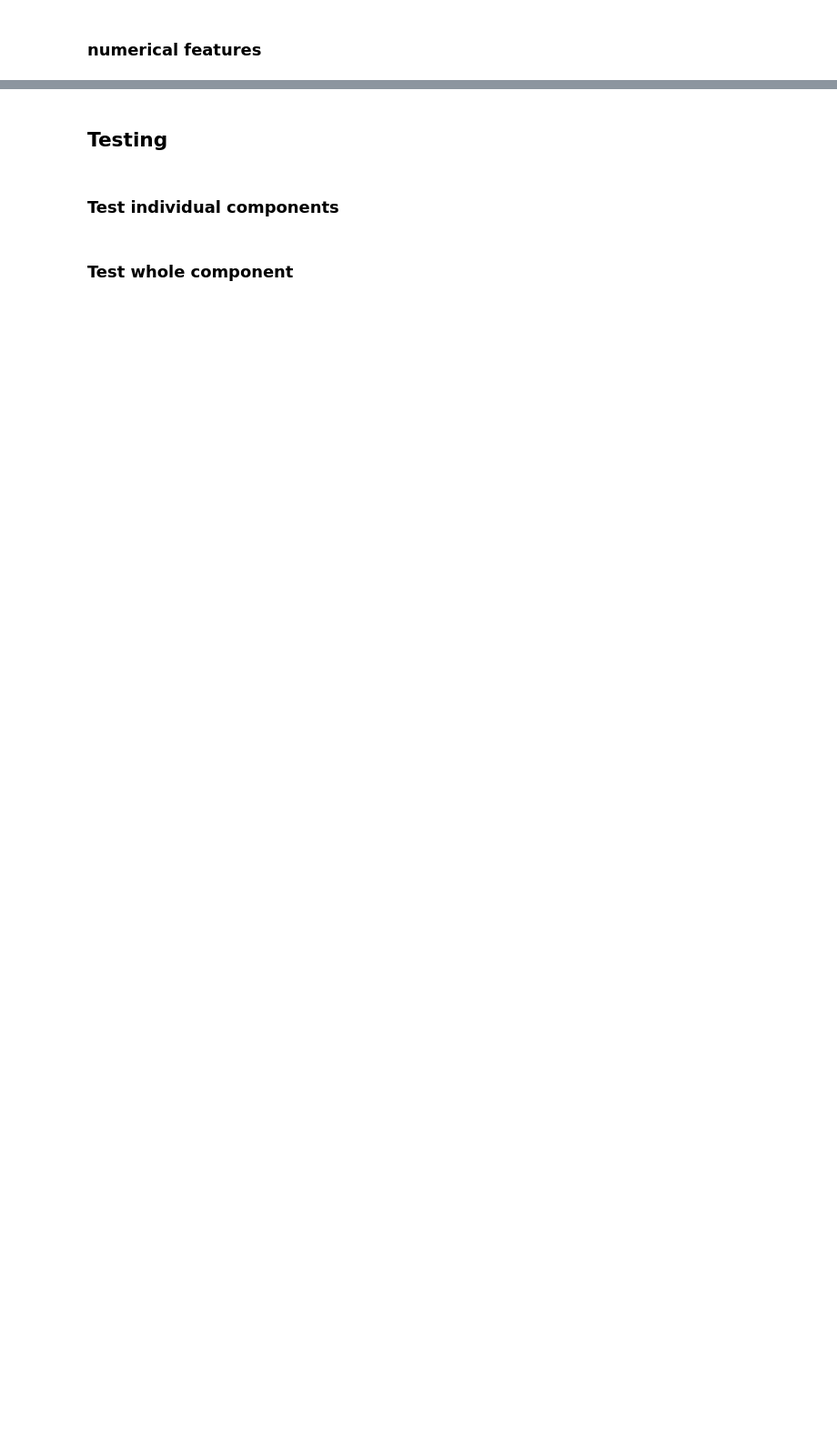
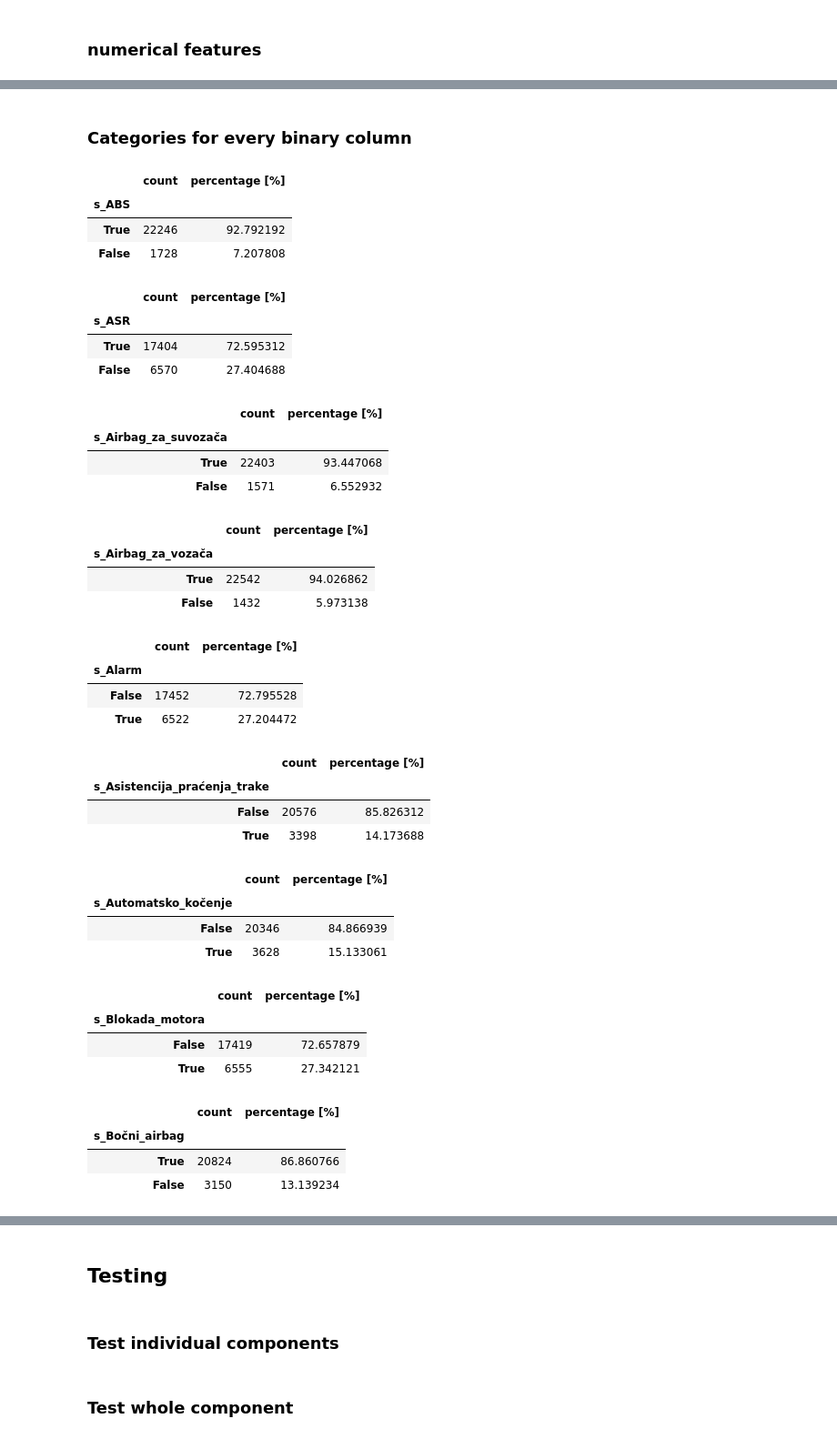
Before and after one commit to aleksa-radojicic/second_hand_car_price_prediction, a Jupyter notebook: notebooks/2_UnivariateAnalysis.ipynb, the cells around one changed output, grey strips where cells are left out. Shown: that part at 91% size. Saved outputs shown, nothing was run; the diff lists cells and outputs as text; code cells hidden in the pictures; blank space fills up the shorter version.

Commit message:
Performed UA on binary features

```diff
--- a/notebooks/2_UnivariateAnalysis.ipynb
+++ b/notebooks/2_UnivariateAnalysis.ipynb
@@ -352,6 +353,7 @@ def ua_numerical_features_nb(
         "ai_deposit",
         "ai_installment_no",
         "ai_cash_payment",
+        "ai_range_on_full_battery_km"
     ]
     median_strat_cols = [
         col
@@ -466,0 +512,45 @@ Name: gi_kilometerage, dtype: Float64
+# %%
+df, features_info, cols_nan_strategy, idx_to_remove = ua_binary_features_nb(
+    df=df,
+    features_info=features_info,
+    cols_nan_strategy=cols_nan_strategy,
+    idx_to_remove=idx_to_remove,
+)
+# %% [output]
+### Categories for every binary column
+|  | count | percentage [%] |
+| s_ABS |  |  |
+| True | 22246 | 92.792192 |
+| False | 1728 | 7.207808 |
+|  | count | percentage [%] |
+| s_ASR |  |  |
+| True | 17404 | 72.595312 |
+| False | 6570 | 27.404688 |
+|  | count | percentage [%] |
+| s_Airbag_za_suvozača |  |  |
+| True | 22403 | 93.447068 |
+| False | 1571 | 6.552932 |
+|  | count | percentage [%] |
+| s_Airbag_za_vozača |  |  |
+| True | 22542 | 94.026862 |
+| False | 1432 | 5.973138 |
+|  | count | percentage [%] |
+| s_Alarm |  |  |
+| False | 17452 | 72.795528 |
+| True | 6522 | 27.204472 |
+|  | count | percentage [%] |
+| s_Asistencija_praćenja_trake |  |  |
+| False | 20576 | 85.826312 |
+| True | 3398 | 14.173688 |
+|  | count | percentage [%] |
+| s_Automatsko_kočenje |  |  |
+| False | 20346 | 84.866939 |
+| True | 3628 | 15.133061 |
+|  | count | percentage [%] |
+| s_Blokada_motora |  |  |
+| False | 17419 | 72.657879 |
+| True | 6555 | 27.342121 |
+|  | count | percentage [%] |
+| s_Bočni_airbag |  |  |
+| True | 20824 | 86.860766 |
+| False | 3150 | 13.139234 |
```
Also changed, not shown: parts of 9 cells of this notebook, 4 other files.
